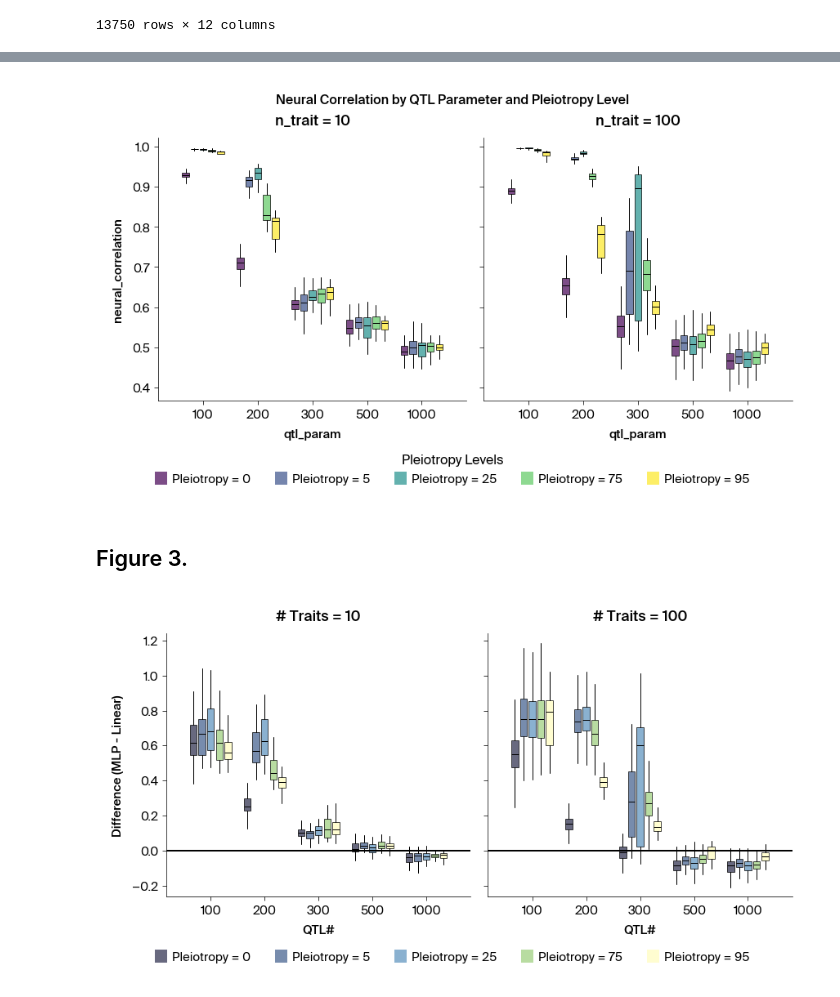
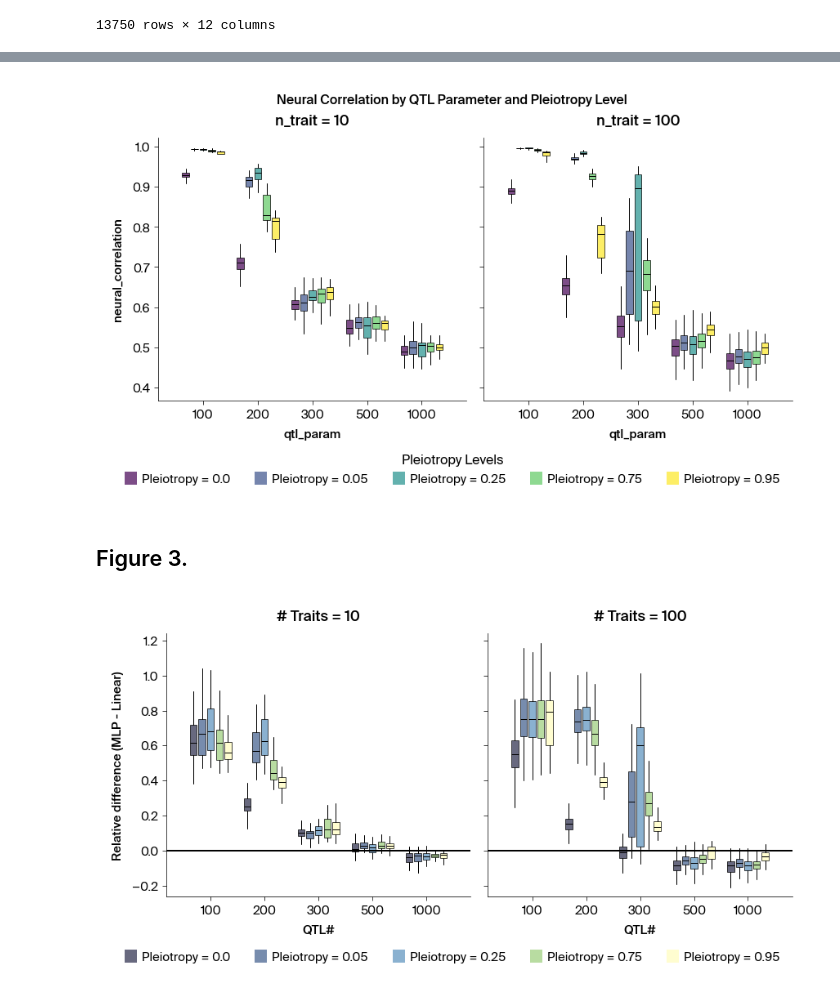
Before and after one commit to Arcadia-Science/2025-epistasis-dl-quantgen, a Jupyter notebook: workflow_sims/alphasimr_pleio/Fig_3_pleiotropy.ipynb, the cells around one changed output, grey strips where cells are left out. Cells and saved outputs as stored; diff of their text form; code cells hidden in the pictures.

Commit message:
small tweaks to plots, removed LR opt in dilution

```diff
--- a/workflow_sims/alphasimr_pleio/Fig_3_pleiotropy.ipynb
+++ b/workflow_sims/alphasimr_pleio/Fig_3_pleiotropy.ipynb
@@ -173,6 +173,7 @@ for _, row in common_params.iterrows():
 
 df = pd.DataFrame(comparison_data)
 # %%
+df['pleio'] = df['pleio']/100
 df.head(n=15)
 # %% [output]
 |  | qtl_param | n_param | trait_number | rep | pleio | n_trait | linear_correlation | neural_correlation | ... |
@@ -340,7 +342,7 @@ plt.show()
 # If you want to save the figure
 # plt.savefig('correlation_boxplots_by_n_trait.png', dpi=300, bbox_inches='tight')
 # %% [output]
-[figure, old version]
+[figure, new version]
 # %% [markdown]
 ## Figure 3.
 # %%
@@ -425,33 +427,33 @@ for i, n_trait in enumerate(unique_n_traits):
     # Set titles and labels
     ax.set_title(f'# Traits = {n_trait}')
     ax.set_xlabel('QTL#')
     if i == 0:  # Only add y-label to the first subplot
-        ax.set_ylabel('Difference (MLP - Linear)')
+        ax.set_ylabel('Relative difference (MLP - Linear)')
 
     # Set x-tick positions and labels
     ax.set_xticks(range(1, len(qtl_param_values) + 1))
     ax.set_xticklabels(qtl_param_values)
     ax.axhline(y=0, color='black')
 
 
 # Add a legend for pleiotropy levels
 handles = []
 labels = []
 for pleio_val in pleio_values:
     patch = plt.Rectangle((0, 0), 1, 1, color=pleio_color_map[pleio_val], alpha=0.7)
     handles.append(patch)
     labels.append(f'Pleiotropy = {pleio_val}')
 
 # Add the legend
 fig.legend(handles, labels,
            loc='upper center', bbox_to_anchor=(0.5, 0),
            ncol=min(5, len(pleio_values)))
 
 # Adjust layout to make room for the legend
 plt.tight_layout()
 plt.subplots_adjust(bottom=0.15)  # Make space for the legend at the bottom
-
+plt.savefig("Figure_3.svg", bbox_inches='tight')
 # Show the plot
 plt.show()
 # %% [output]
-[figure, old version]
+[figure, new version]
```
Also changed, not shown: parts of 3 cells of this notebook, 5 other files.
